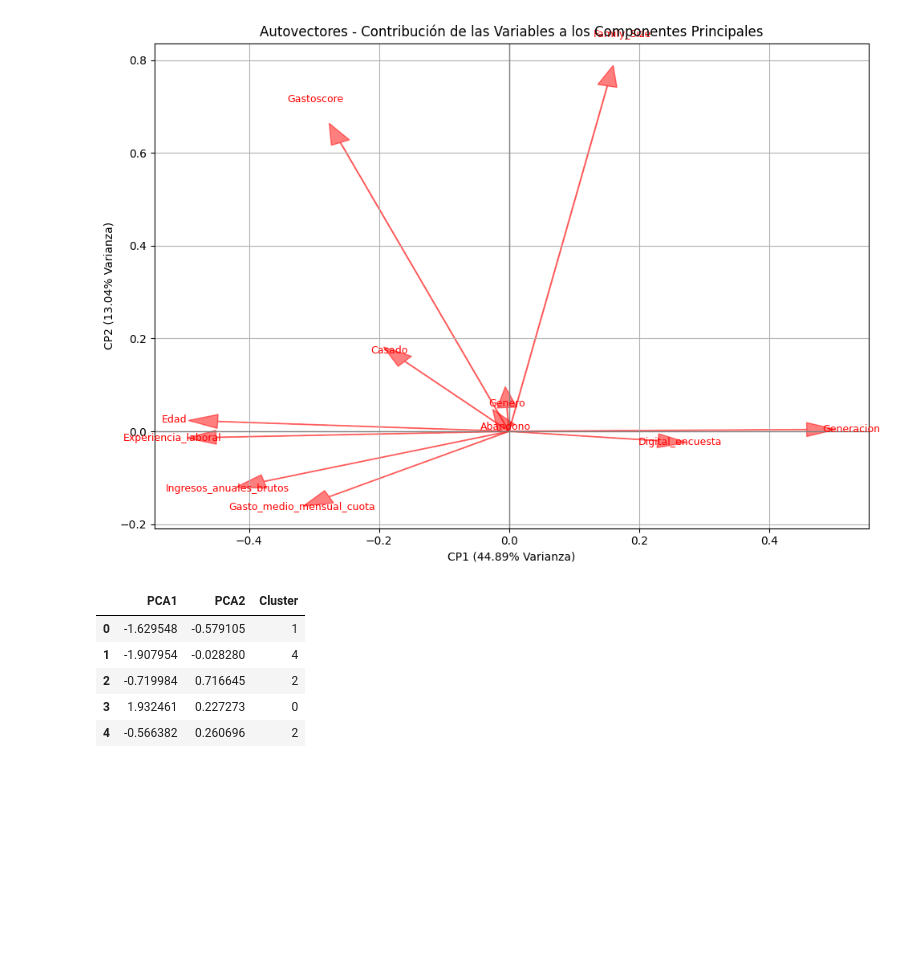
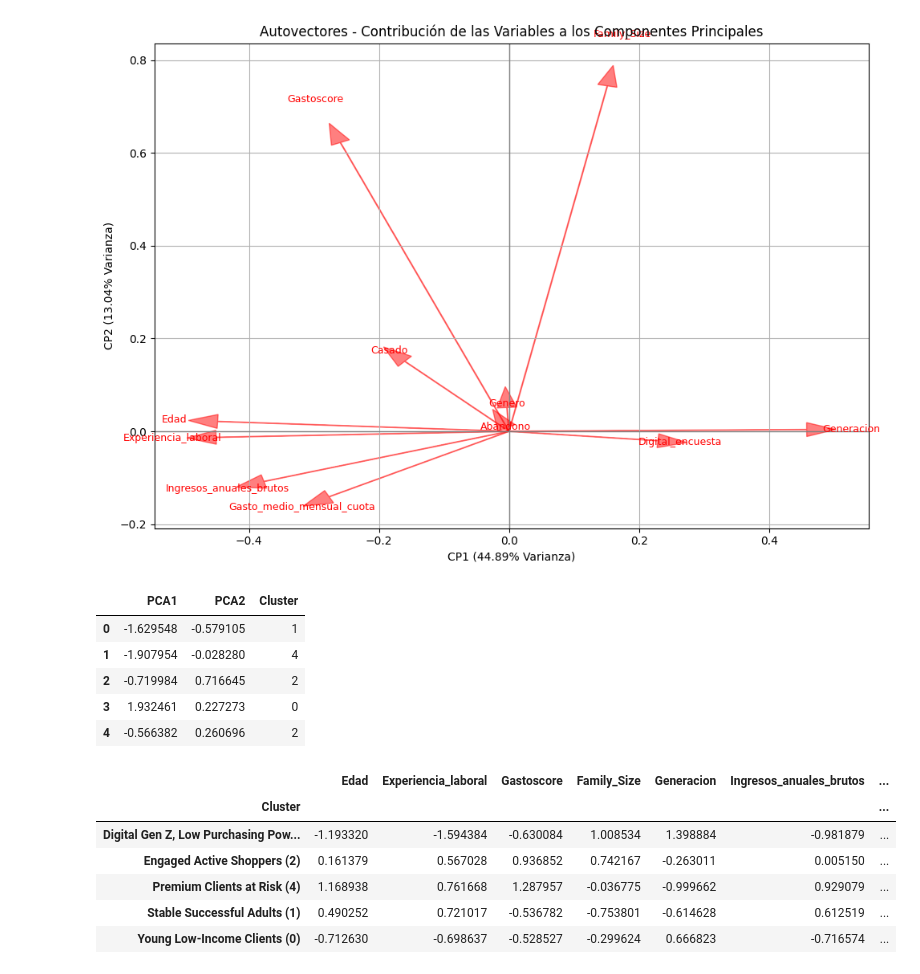
Before and after one commit to josean9/Caso2PCA, a Jupyter notebook: notebooks/analisisDatos.ipynb, the cells around one changed output. Saved outputs shown, nothing was run; the diff lists cells and outputs as text; code cells hidden in the pictures; blank space fills up the shorter version.

```diff
--- a/notebooks/analisisDatos.ipynb
+++ b/notebooks/analisisDatos.ipynb
@@ -1078,3 +1091,28 @@ df_definitivo.to_csv('df_definitivo.csv', index=False)
 
 # Guardar como Excel
 df_definitivo.to_excel('df_definitivo.xlsx', index=False)
+# %%
+# Ver medias por cluster
+df_clean3 = df_clean2.copy()
+df_clean3 = df_clean3[variables_continuas + Variables_binarias + ['Cluster']]
+# English names for clusters
+cluster_names_en = {
+    0: "Young Low-Income Clients (0)",
+    1: "Stable Successful Adults (1)",
+    2: "Engaged Active Shoppers (2)",
+    3: "Digital Gen Z, Low Purchasing Power (3)",
+    4: "Premium Clients at Risk (4)"
+}
+
+# Assign cluster names
+df_clean3['Cluster'] = df_clean2['Cluster'].map(cluster_names_en)
+
+df_clean3.groupby('Cluster').mean(numeric_only=True)
+# %% [output]
+|  | Edad | Experiencia_laboral | Gastoscore | Family_Size | Generacion | Ingresos_anuales_brutos | ... |
+| Cluster |  |  |  |  |  |  | ... |
+| Digital Gen Z, Low Purchasing Pow... | -1.193320 | -1.594384 | -0.630084 | 1.008534 | 1.398884 | -0.981879 | ... |
+| Engaged Active Shoppers (2) | 0.161379 | 0.567028 | 0.936852 | 0.742167 | -0.263011 | 0.005150 | ... |
+| Premium Clients at Risk (4) | 1.168938 | 0.761668 | 1.287957 | -0.036775 | -0.999662 | 0.929079 | ... |
+| Stable Successful Adults (1) | 0.490252 | 0.721017 | -0.536782 | -0.753801 | -0.614628 | 0.612519 | ... |
+| Young Low-Income Clients (0) | -0.712630 | -0.698637 | -0.528527 | -0.299624 | 0.666823 | -0.716574 | ... |
```
Also changed, not shown: parts of 6 cells of this notebook, 3 other files.
